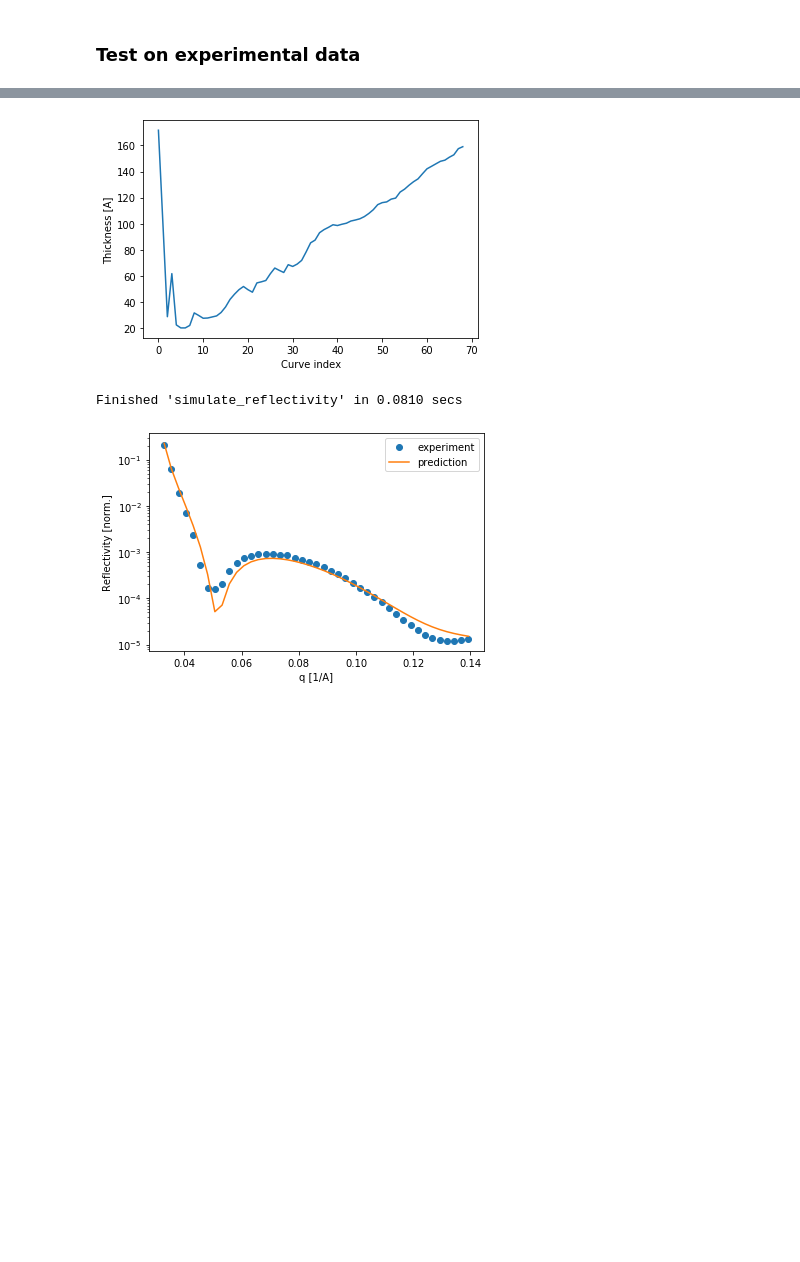
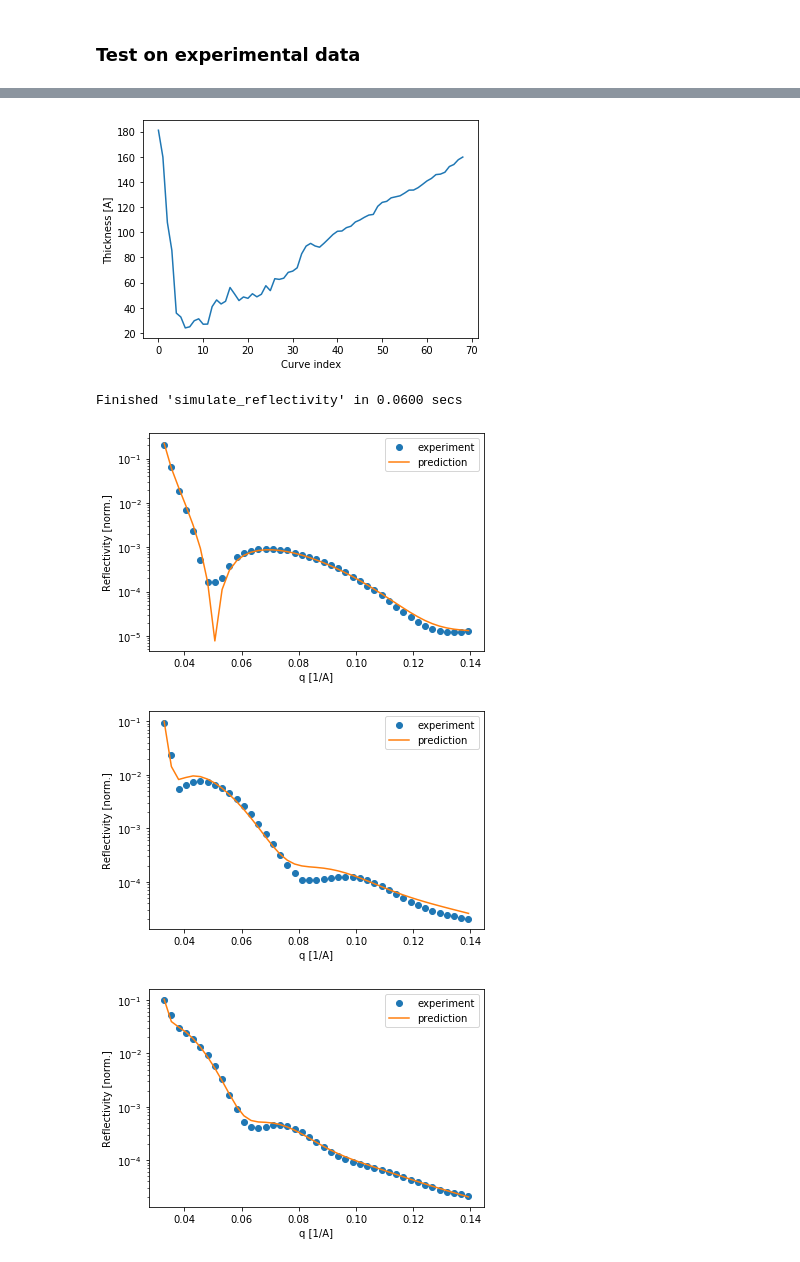
Before and after one commit to schreiber-lab/mlreflect, a Jupyter notebook: data/notebooks/usage_example.ipynb, the cells around one changed output, grey strips where cells are left out. Drawn from its saved outputs; the diff is of its cells as text; code cells hidden in the pictures; blank space fills up the shorter version.

```diff
--- a/data/notebooks/usage_example.ipynb
+++ b/data/notebooks/usage_example.ipynb
@@ -88,7 +111,7 @@ test_labels = random_labels[220000:].reset_index(drop=True)
 # %%
-train_reflectivity = random_reflectivity[:200000, :]
-val_reflectivity = random_reflectivity[200000:220000, :]
-test_reflectivity = random_reflectivity[220000:, :]
+train_reflectivity = random_reflectivity[:20000, :]
+val_reflectivity = random_reflectivity[20000:22000, :]
+test_reflectivity = random_reflectivity[22000:, :]
 # %% [markdown]
 Write data to an h5 file so it can be reused later.
 # %%
@@ -118,5 +141,5 @@ Initialize OutputPreprocessor object with the used label ranges and apply prepro
 # %%
-op = OutputPreprocessor(thickness_ranges, roughness_ranges, sld_ranges)
+op = OutputPreprocessor(sample)
 
 train_labels_pp = op.apply_preprocessing(train_labels)
 val_labels_pp = op.apply_preprocessing(val_labels)
@@ -163,7 +186,7 @@ plt.show()
 # %% [markdown]
 Initialize the Prediction object for the given model and labels.
 # %%
-timestamp = '2020-01-16-184630' # Timestamp needs to be adjusted to the one of the trained model
+timestamp = '2020-01-17-195659' # Timestamp needs to be adjusted to the one of the trained model
 pr = Prediction('output/simple_model/models/' + timestamp + '.h5', op.used_label_names)
 # %%
 pred_test_labels = pr.predict_labels(test_reflectivity_pp) # Predict labels for simulated test data
@@ -341,21 +364,37 @@ restored_pred_experimental_test_labels
 69 rows × 9 columns
 # %%
-plt.plot(restored_pred_experimental_test_labels['layer3_thickness'])
+plt.plot(restored_pred_experimental_test_labels['Film_thickness'])
 plt.xlabel('Curve index')
 plt.ylabel('Thickness [A]')
 plt.show()
 # %% [output]
-[figure, old version]
+[figure, new version]
 # %%
-pred_experimental_reflectivity = rg.simulate_reflectivity(restored_pred_experimental_test_labels)
+pred_experimental_reflectivity = gen.simulate_reflectivity(restored_pred_experimental_test_labels)
 # %% [output]
-Finished 'simulate_reflectivity' in 0.0810 secs
+Finished 'simulate_reflectivity' in 0.0600 secs
 # %%
 plt.semilogy(q, experimental_reflectivity[30, :], 'o', label='experiment')
 plt.semilogy(q, pred_experimental_reflectivity[30, :], label='prediction')
 plt.legend()
 plt.xlabel('q [1/A]')
 plt.ylabel('Reflectivity [norm.]')
 plt.show()
+
+plt.semilogy(q, experimental_reflectivity[50, :], 'o', label='experiment')
+plt.semilogy(q, pred_experimental_reflectivity[50, :], label='prediction')
+plt.legend()
+plt.xlabel('q [1/A]')
+plt.ylabel('Reflectivity [norm.]')
+plt.show()
+
+plt.semilogy(q, experimental_reflectivity[-1, :], 'o', label='experiment')
+plt.semilogy(q, pred_experimental_reflectivity[-1, :], label='prediction')
+plt.legend()
+plt.xlabel('q [1/A]')
+plt.ylabel('Reflectivity [norm.]')
+plt.show()
 # %% [output]
-[figure, old version]
+[figure, new version]
+[figure, added]
+[figure, added]
```
Also changed, not shown: parts of 31 cells of this notebook, 4 other files.
